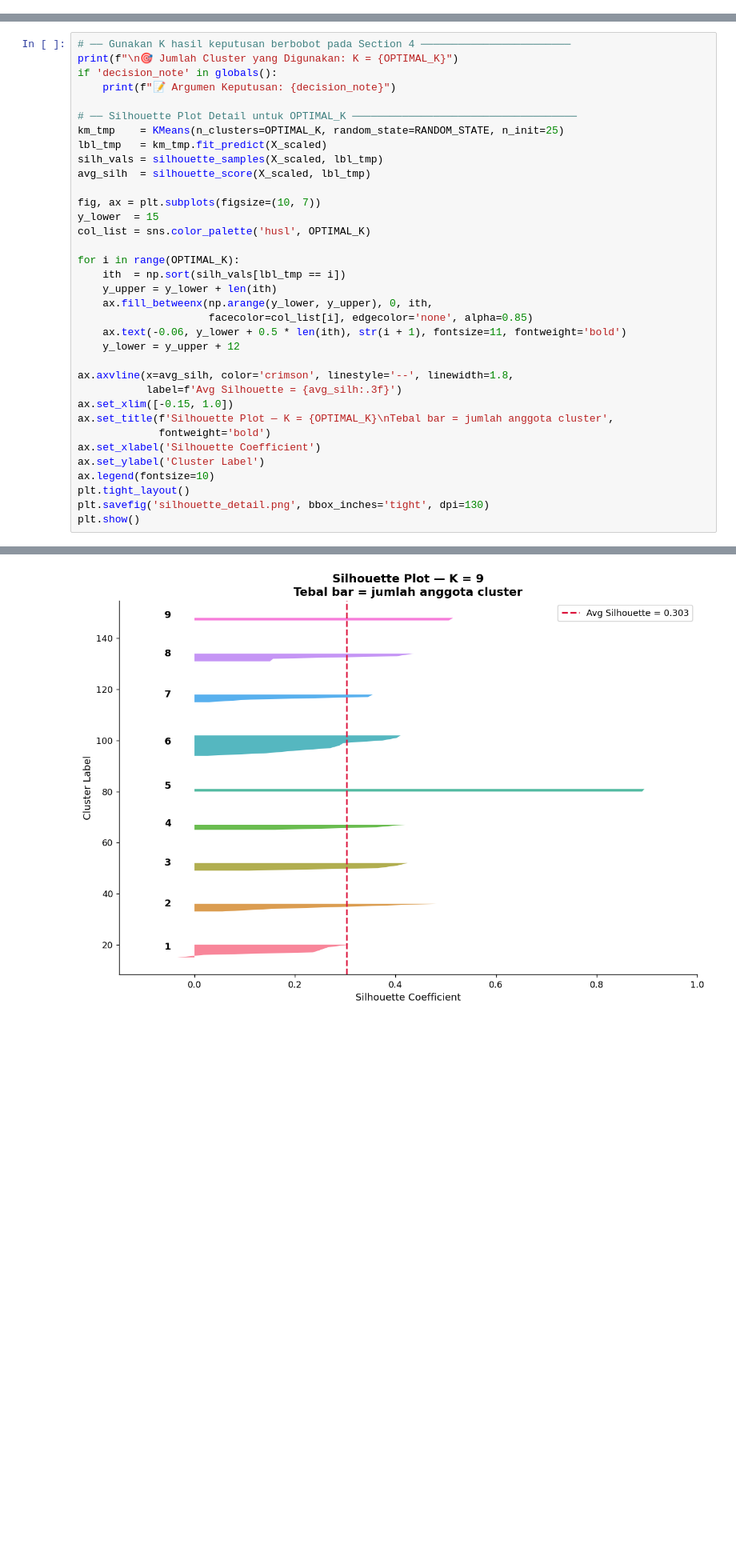
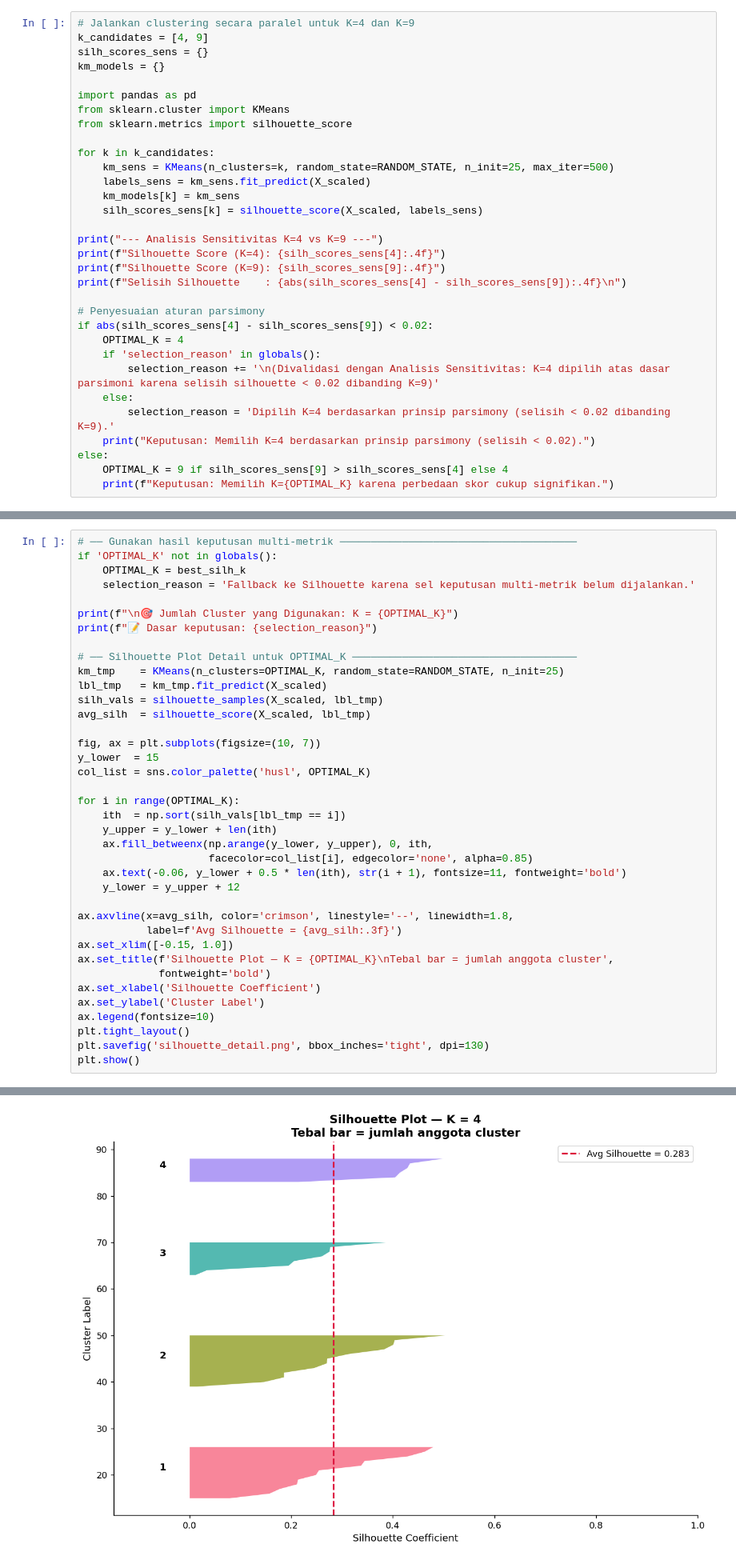
Before and after one commit to 0ryzal/Clustering-Tingkat-Keamanan-Daerah-Jawa-Timur, a Jupyter notebook: model.ipynb, the cells around one changed output, grey strips where cells are left out. Shown at 80% size. Saved outputs shown, nothing was run; the diff lists cells and outputs as text; blank space fills up the shorter version.

```diff
--- a/model.ipynb
+++ b/model.ipynb
@@ -695,0 +777,32 @@ Catatan jika K=9 tetap dipakai (analisis eksploratif):
+# %%
+# Jalankan clustering secara paralel untuk K=4 dan K=9
+k_candidates = [4, 9]
+silh_scores_sens = {}
+km_models = {}
+
+import pandas as pd
+from sklearn.cluster import KMeans
+from sklearn.metrics import silhouette_score
+
+for k in k_candidates:
+    km_sens = KMeans(n_clusters=k, random_state=RANDOM_STATE, n_init=25, max_iter=500)
+    labels_sens = km_sens.fit_predict(X_scaled)
+    km_models[k] = km_sens
+    silh_scores_sens[k] = silhouette_score(X_scaled, labels_sens)
+
+print("--- Analisis Sensitivitas K=4 vs K=9 ---")
+print(f"Silhouette Score (K=4): {silh_scores_sens[4]:.4f}")
+print(f"Silhouette Score (K=9): {silh_scores_sens[9]:.4f}")
+print(f"Selisih Silhouette    : {abs(silh_scores_sens[4] - silh_scores_sens[9]):.4f}\n")
+
+# Penyesuaian aturan parsimony
+if abs(silh_scores_sens[4] - silh_scores_sens[9]) < 0.02:
+    OPTIMAL_K = 4
+    if 'selection_reason' in globals():
+        selection_reason += '\n(Divalidasi dengan Analisis Sensitivitas: K=4 dipilih atas dasar parsimoni karena selisih silhouette < 0.02 dibanding K=9)'
+    else:
+        selection_reason = 'Dipilih K=4 berdasarkan prinsip parsimony (selisih < 0.02 dibanding K=9).'
+    print("Keputusan: Memilih K=4 berdasarkan prinsip parsimony (selisih < 0.02).")
+else:
+    OPTIMAL_K = 9 if silh_scores_sens[9] > silh_scores_sens[4] else 4
+    print(f"Keputusan: Memilih K={OPTIMAL_K} karena perbedaan skor cukup signifikan.")
@@ -696,8 +976,11 @@ Catatan jika K=9 tetap dipakai (analisis eksploratif):
 # %%
-# ── Gunakan K hasil keputusan berbobot pada Section 4 ────────────────────────
+# ── Gunakan hasil keputusan multi-metrik ──────────────────────────────────────
+if 'OPTIMAL_K' not in globals():
+    OPTIMAL_K = best_silh_k
+    selection_reason = 'Fallback ke Silhouette karena sel keputusan multi-metrik belum dijalankan.'
+
 print(f"\n🎯 Jumlah Cluster yang Digunakan: K = {OPTIMAL_K}")
-if 'decision_note' in globals():
-    print(f"📝 Argumen Keputusan: {decision_note}")
+print(f"📝 Dasar keputusan: {selection_reason}")
 
 # ── Silhouette Plot Detail untuk OPTIMAL_K ────────────────────────────────────
 km_tmp    = KMeans(n_clusters=OPTIMAL_K, random_state=RANDOM_STATE, n_init=25)
@@ -733 +1018 @@ plt.show()
-[figure, old version]
+[figure, new version]
```
Also changed, not shown: parts of 39 cells of this notebook, 15 other files.
